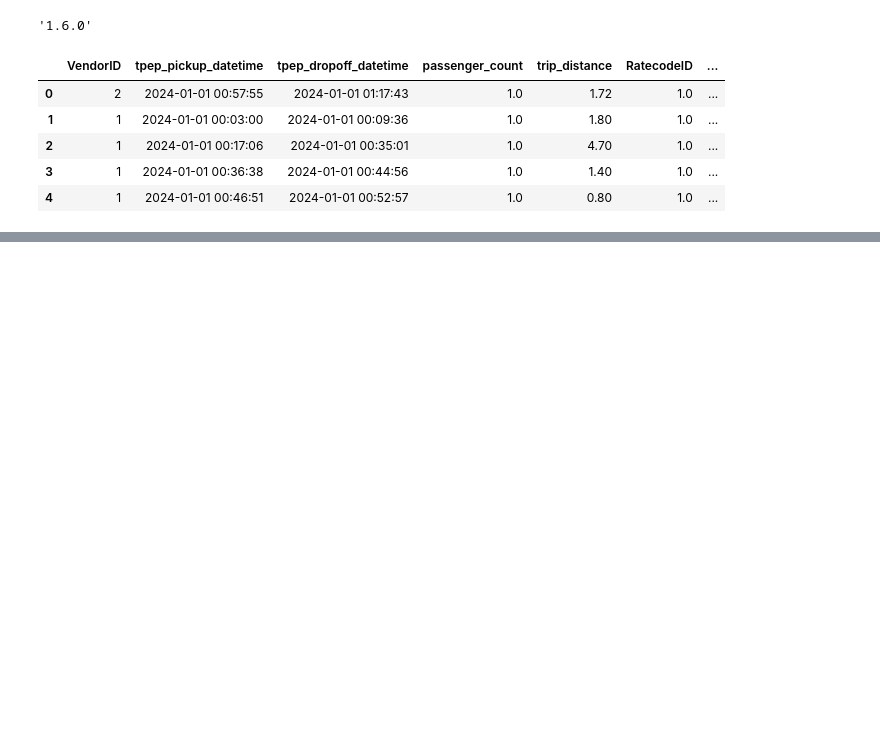
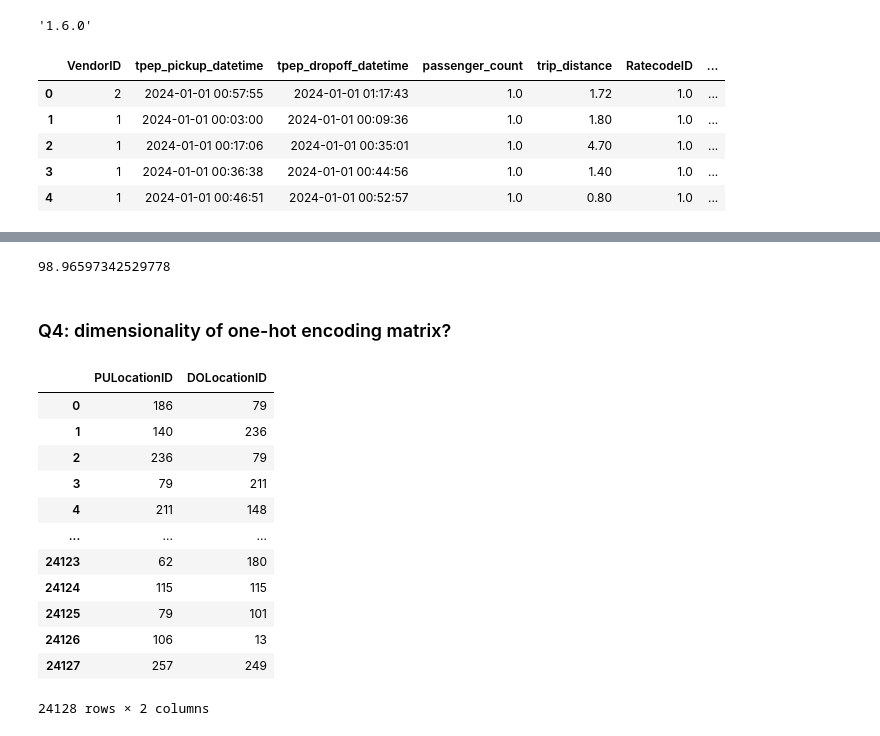
Before and after one commit to katiezzzzz/mlops-zoomcamp, a Jupyter notebook: 01-intro/homework.ipynb, the cells around one changed output, grey strips where cells are left out. Drawn from its saved outputs; the diff is of its cells as text; code cells hidden in the pictures; blank space fills up the shorter version.

```diff
--- a/01-intro/homework.ipynb
+++ b/01-intro/homework.ipynb
@@ -18,0 +35,2 @@ df.head()
+# %%
+df["duration"] = df["duration"].dt.total_seconds() / 60
@@ -18,0 +43,29 @@ df.head()
+# %%
+filter_df = df[df["duration"] < 60]
+# %%
+filter_df.shape[0] * 100 / df.shape[0]
+# %% [output]
+98.96597342529778
+# %% [markdown]
+### Q4: dimensionality of one-hot encoding matrix?
+# %%
+filter_df.loc[:, "PULocationID"] = filter_df["PULocationID"].astype(str)
+filter_df.loc[:, "DOLocationID"] = filter_df["DOLocationID"].astype(str)
+# %%
+feature_df = filter_df[["PULocationID", "DOLocationID"]].drop_duplicates().reset_index(drop=True)
+# %%
+feature_df
+# %% [output]
+|  | PULocationID | DOLocationID |
+| 0 | 186 | 79 |
+| 1 | 140 | 236 |
+| 2 | 236 | 79 |
+| 3 | 79 | 211 |
+| 4 | 211 | 148 |
+| ... | ... | ... |
+| 24123 | 62 | 180 |
+| 24124 | 115 | 115 |
+| 24125 | 79 | 101 |
+| 24126 | 106 | 13 |
+| 24127 | 257 | 249 |
+24128 rows × 2 columns
```
Also changed, not shown: parts of 38 cells of this notebook, 1 other file.
